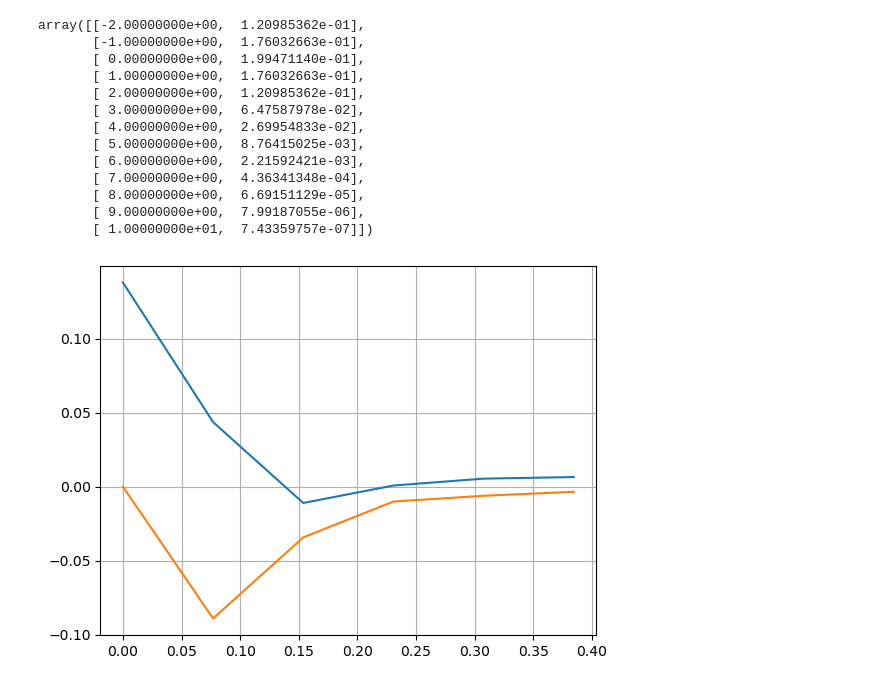
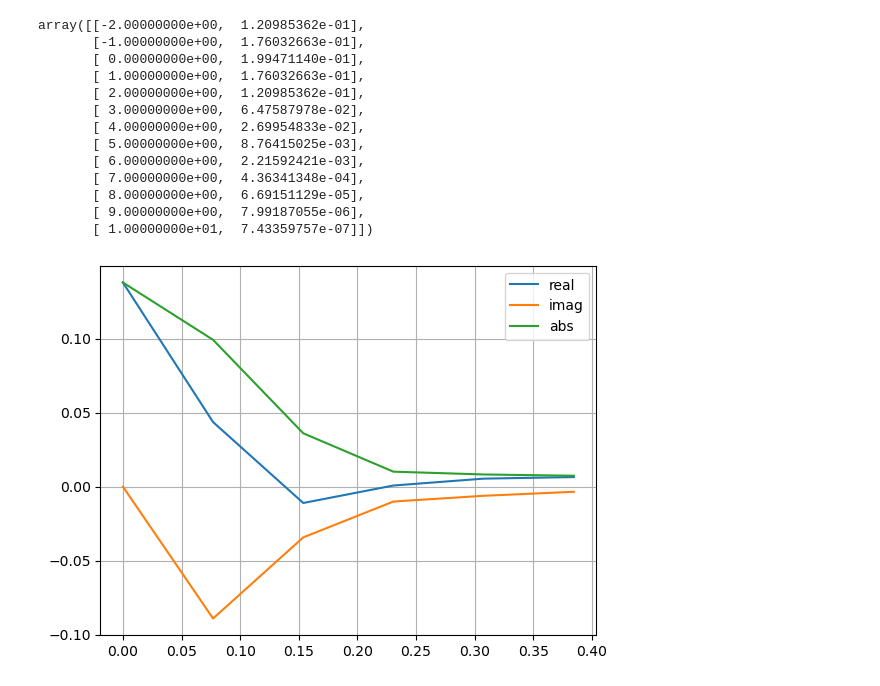
Before and after one commit to sebranchett/cheme-om-fft, a Jupyter notebook: read_and_plot.ipynb, the cells around one changed output. Drawn from its saved outputs; the diff is of its cells as text; code cells hidden in the pictures.

Commit message:
add legend

```diff
--- a/read_and_plot.ipynb
+++ b/read_and_plot.ipynb
@@ -90,11 +90,13 @@ array([[-2.00000000e+00,  1.20985362e-01],
 # %%
 N = len(x)
 
 yf = fft(y)
 xf = fftfreq(N, T)
-plt.plot(xf[:N//2], 2.0/N * np.real(yf[0:N//2]))
-plt.plot(xf[:N//2], 2.0/N * np.imag(yf[0:N//2]))
+plt.plot(xf[:N//2], 2.0/N * np.real(yf[0:N//2]), label='real')
+plt.plot(xf[:N//2], 2.0/N * np.imag(yf[0:N//2]), label='imag')
+plt.plot(xf[:N//2], 2.0/N * np.abs(yf[0:N//2]), label='abs')
+plt.legend()
 plt.grid()
 plt.show()
 # %% [output]
-[figure, old version]
+[figure, new version]
```
Also changed, not shown: parts of 2 cells of this notebook.
